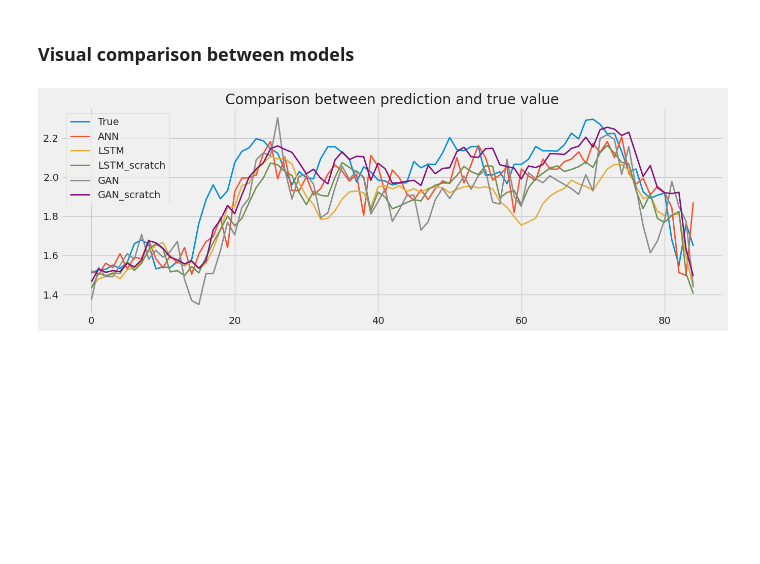
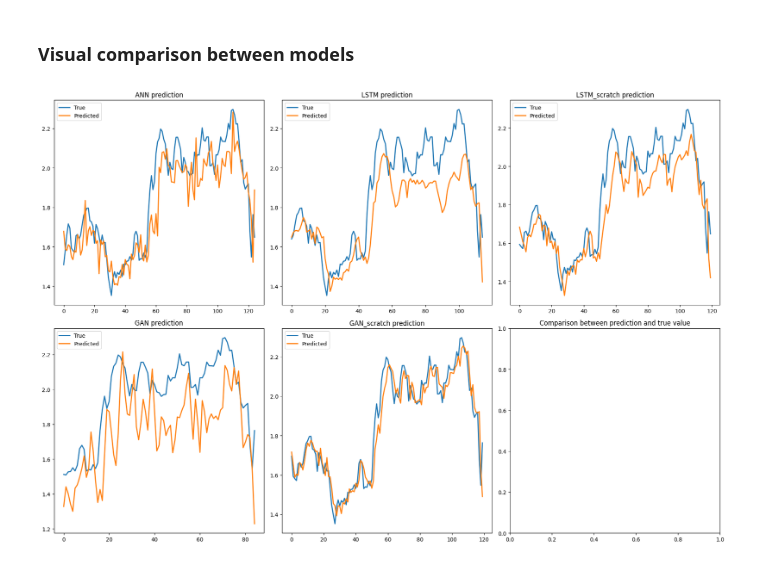
Before and after one commit to RobertoSonzini/NAML_project, a Jupyter notebook: Progetto_NAML_Dataset_variation.ipynb, the cells around one changed output. Saved outputs shown, nothing was run; the diff lists cells and outputs as text; code cells hidden in the pictures; blank space fills up the shorter version.

```diff
--- a/Progetto_NAML_Dataset_variation.ipynb
+++ b/Progetto_NAML_Dataset_variation.ipynb
@@ -2208,6 +2206,7 @@ loss_functions = {
 }
 # %%
 predictions_results = {'ANN': preds_ANN, 'LSTM': preds_LSTM, 'LSTM_scratch': preds_LSTM_scratch, 'GAN': preds_GAN, 'GAN_scratch': preds_GAN_scratch}
+actuals = {'ANN': actuals_ANN, 'LSTM': actuals_LSTM, 'LSTM_scratch': actuals_LSTM_scratch, 'GAN': actuals_GAN, 'GAN_scratch': actuals_GAN_scratch}
 # %% [markdown]
 Here we create a function to evaluate the quality of the selected models based on various metrics.
 # %%
@@ -2268,33 +2272,31 @@ results_to_table(losses_results)
 # %%
 import matplotlib.pyplot as plt
 
-def plot_predictions_comparison(models_predictions, y_test, models_seq_len):
+def plot_predictions_comparison(models_predictions, actuals):
     """
     models_predictions: dict {model_name: preds_array}
     y_test: array con tutti i valori reali
     models_seq_len: dict {model_name: seq_len usato da quel modello}
     """
-    # Trova la finestra più lunga
-    max_seq_len = max(models_seq_len.values())
 
-    # Allinea y_test al modello che inizia più tardi
-    aligned_actuals = y_test[max_seq_len-1:]
+    fig, axes = plt.subplots(nrows=2, ncols=3, figsize = (18,12))
+    axes = axes.flatten()
 
-    # Trova la lunghezza minima tra actuals e tutte le predizioni
-    min_len = min(len(aligned_actuals), *(len(preds) for preds in models_predictions.values()))
-    aligned_actuals = aligned_actuals[-min_len:]
+    for i, (model_name, preds) in enumerate(predictions_results.items()):
+        acts = jnp.array(actuals[model_name])
+        min_len = min(len(preds), len(acts))
+        preds = preds[-min_len:]
+        acts = acts[-min_len:]
 
-    plt.figure(figsize=(15, 5))
-    plt.plot(range(min_len), aligned_actuals, label="True")
+        axes[i].set_title(f"{model_name} prediction")
+        axes[i].plot(acts, label="True")
+        axes[i].plot(preds, label="Predicted")
+        axes[i].legend()
 
-    for model, preds in models_predictions.items():
-        preds_cut = preds[-min_len:]
-        plt.plot(range(min_len), preds_cut, label=model)
-
-    plt.legend()
+    plt.tight_layout()
     plt.title("Comparison between prediction and true value")
     plt.show()
 # %%
-plot_predictions_comparison(predictions_results, y_test[1:])
+plot_predictions_comparison(predictions_results, actuals)
 # %% [output]
-[figure, old version]
+[figure, new version]
```
Also changed, not shown: parts of 31 cells of this notebook.
